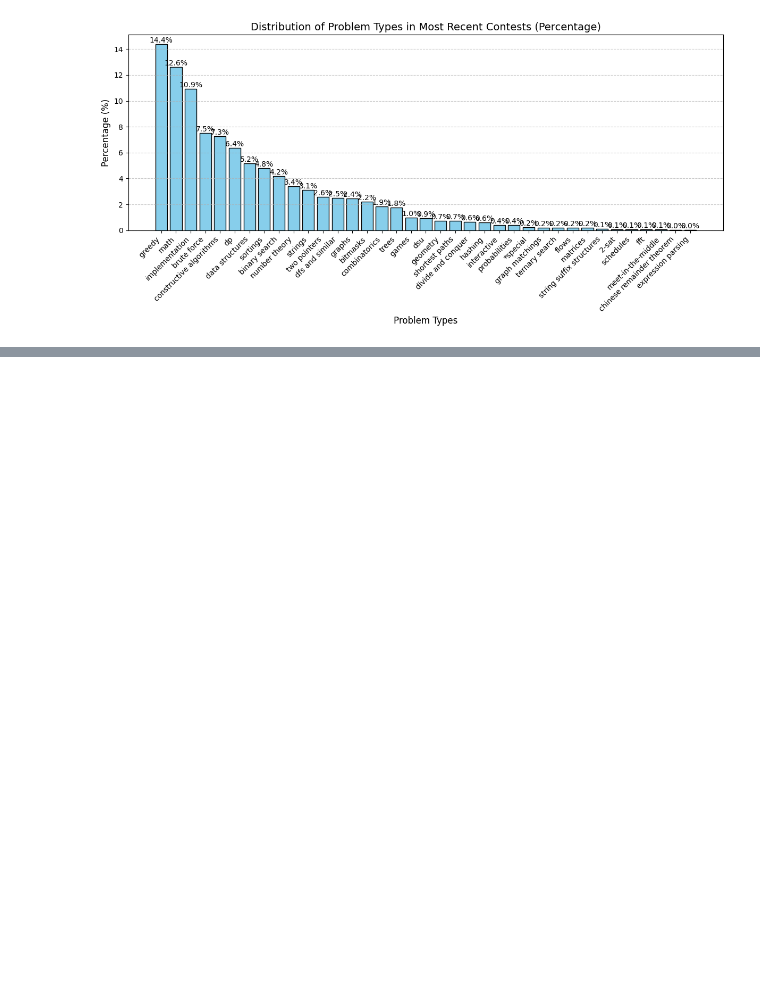
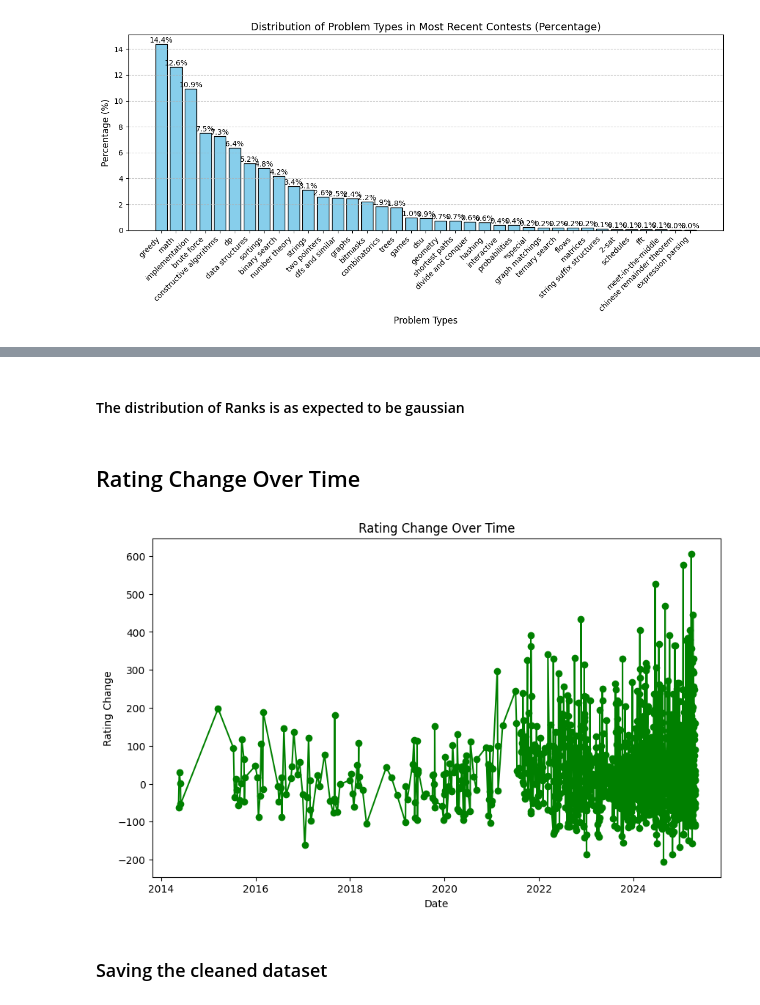
Before and after one commit to kingshuk7995/DS_first_year_project, a Jupyter notebook: visualisation.ipynb, the cells around one changed output, grey strips where cells are left out. Saved outputs shown, nothing was run; the diff lists cells and outputs as text; code cells hidden in the pictures; blank space fills up the shorter version.

```diff
--- a/visualisation.ipynb
+++ b/visualisation.ipynb
@@ -306,0 +307,19 @@ ValueError: could not convert string to float: 'creator_by_kamroncik'
+# %% [markdown]
+#### The distribution of Ranks is as expected to be gaussian
+# %% [markdown]
+## Rating Change Over Time
+# %%
+# Line plot for rating change over time
+cleaned_df['date'] = pd.to_datetime(cleaned_df['startTimeSeconds'], unit='s')  # Convert timestamp to datetime
+cleaned_df.sort_values(by='date', inplace=True)
+
+plt.figure(figsize=(10, 6))
+plt.plot(cleaned_df['date'], cleaned_df['changeRating'], marker='o', linestyle='-', color='green')
+plt.title('Rating Change Over Time')
+plt.xlabel('Date')
+plt.ylabel('Rating Change')
+plt.show()
+# %% [output]
+[figure, added]
+# %% [markdown]
+### Saving the cleaned dataset
```
Also changed, not shown: parts of 3 cells of this notebook, 2 other files.
